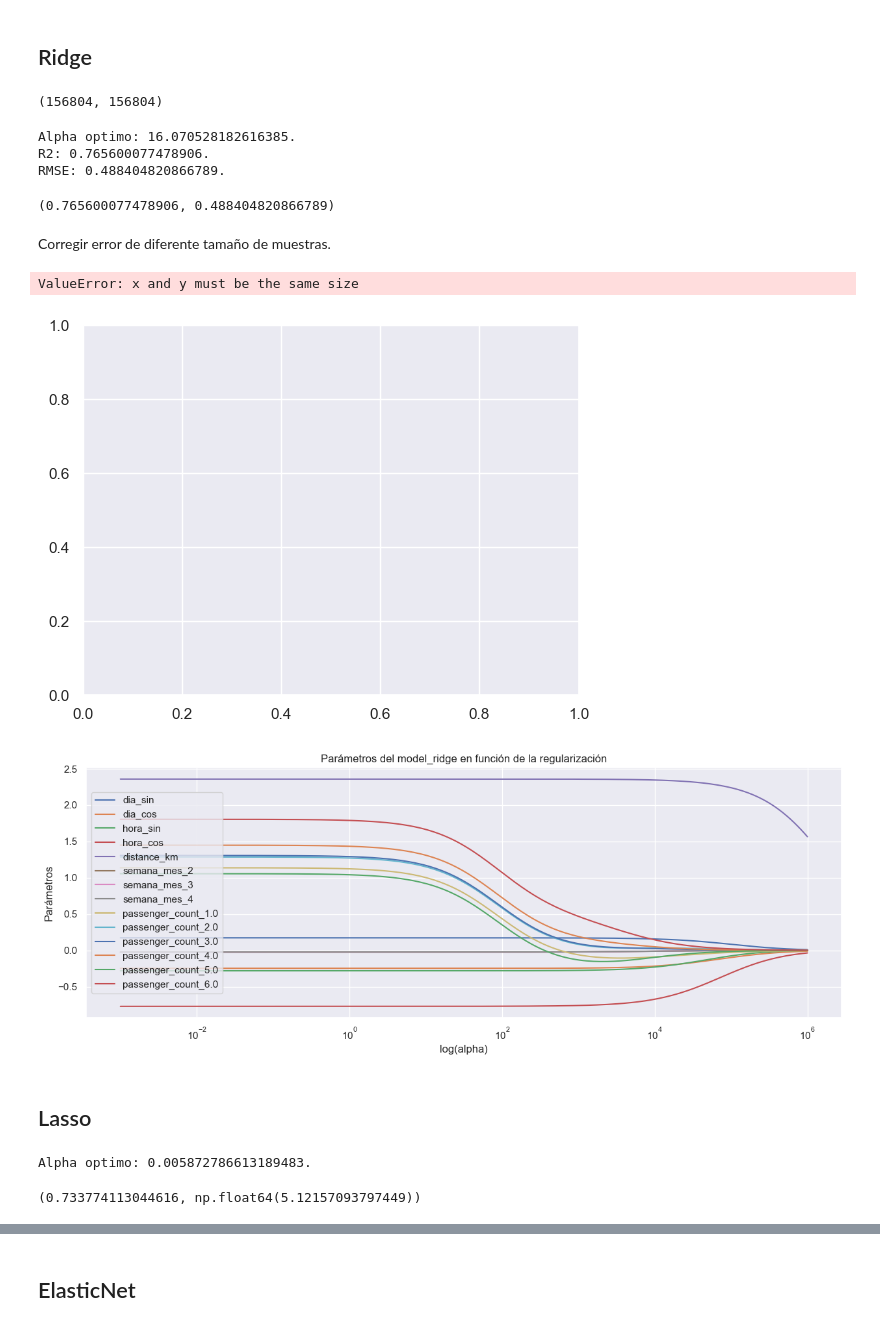
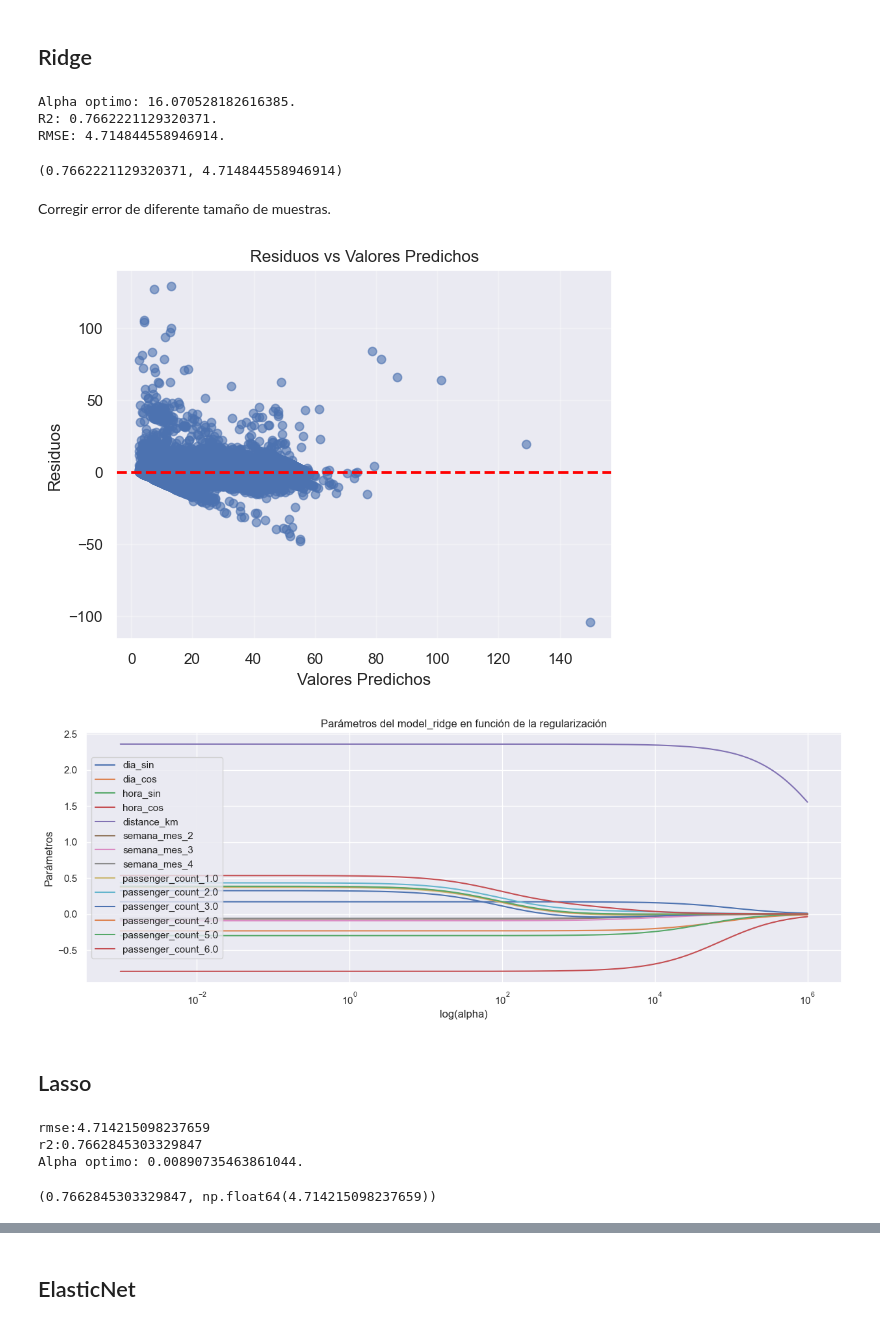
Before and after one commit to GenaCanciani/AA1-TUIA-2025C2-Canciani-Morales-Mancini, a Jupyter notebook: TP-Regresion-AA1-2025C1.ipynb, the cells around one changed output, grey strips where cells are left out. Saved outputs shown, nothing was run; the diff lists cells and outputs as text; code cells hidden in the pictures.

```diff
--- a/TP-Regresion-AA1-2025C1.ipynb
+++ b/TP-Regresion-AA1-2025C1.ipynb
@@ -483,3 +460,12 @@ X_test.describe()
+# %%
+cols = ['distance_km']
+scaler = StandardScaler()
+# Copiar los DataFrames para no modificar los originales
+X_train_scaled = X_train.copy()
+X_test_scaled = X_test.copy()
+# Escalar solo las columnas especificadas
+X_train_scaled[cols] = scaler.fit_transform(X_train[cols])
+X_test_scaled[cols] = scaler.transform(X_test[cols])
 # %%
 pd.DataFrame(X_test_scaled,columns=X_test.columns).describe()
 # %% [output]
@@ -1022,10 +783,6 @@ array([[-0.0799167 ],
 # Regularización
 # %% [markdown]
 ## Ridge
-# %%
-len(X_train_scaled), len(y_train_scaled)
-# %% [output]
-(156804, 156804)
 # %%
 # Creación y entrenamiento del modelo. Scikit-Learn usa Cross Validation para encontrar el valor óptimo de alpha
 # (lambda en los desarrollos de teoría). Puede ser problemático con series de tiempo.
@@ -1036,10 +793,10 @@ model_ridge = make_pipeline(RidgeCV(alphas = np.logspace(-3, 6, 200),
                         )
          )
 
-model_ridge.fit(X_train_scaled, y_train_scaled)
-y_pred_ridge = model_ridge.predict(X_test_scaled)
-r2_ridge = r2_score(y_test_scaled,y_pred_ridge)
-rmse_ridge = np.sqrt(mean_squared_error(y_test_scaled,y_pred_ridge))
+model_ridge.fit(X_train, y_train)
+y_pred_ridge = model_ridge.predict(X_test)
+r2_ridge = r2_score(y_test,y_pred_ridge)
+rmse_ridge = np.sqrt(mean_squared_error(y_test,y_pred_ridge))
 alpha_optimo = model_ridge.named_steps['ridgecv'].alpha_
 print(f"Alpha optimo: {alpha_optimo}.")
 print(f"R2: {r2_ridge}.")
@@ -1047,24 +804,26 @@ print(f"RMSE: {rmse_ridge}.")
 r2_ridge, rmse_ridge.item()
 # %% [output]
 Alpha optimo: 16.070528182616385.
-R2: 0.765600077478906.
-RMSE: 0.488404820866789.
+R2: 0.7662221129320371.
+RMSE: 4.714844558946914.
-(0.765600077478906, 0.488404820866789)
+(0.7662221129320371, 4.714844558946914)
 # %% [markdown]
 Corregir error de diferente tamaño de muestras.
+# %%
+y_pred_ridge = pd.DataFrame(y_pred_ridge)
+y_test_scaled = pd.DataFrame(y_test_scaled)
 # %%
-# residuos_ridge = y_test_scaled - y_pred_ridge
+residuos_ridge = y_test - y_pred_ridge
 
-# # Gráfico 1: Residuos vs Valores Predichos
-# plt.scatter(y_pred_ridge, residuos_ridge, alpha=0.6)
-# plt.axhline(y=0, color='red', linestyle='--', linewidth=2)
-# plt.xlabel('Valores Predichos')
-# plt.ylabel('Residuos')
-# plt.title('Residuos vs Valores Predichos')
-# plt.grid(True, alpha=0.3)
+# Gráfico 1: Residuos vs Valores Predichos
+plt.scatter(y_pred_ridge, residuos_ridge, alpha=0.6)
+plt.axhline(y=0, color='red', linestyle='--', linewidth=2)
+plt.xlabel('Valores Predichos')
+plt.ylabel('Residuos')
+plt.title('Residuos vs Valores Predichos')
+plt.grid(True, alpha=0.3)
 # %% [output]
-ValueError: x and y must be the same size
-[figure, old version]
+[figure, new version]
 # %%
 # Evolución de los parámetros en función de alpha
 
@@ -1086,7 +845,7 @@ plt.axis('tight')
 plt.legend()
 plt.show()
 # %% [output]
-[figure, old version]
+[figure, new version]
 # %% [markdown]
 ## Lasso
 # %%
@@ -1105,11 +864,15 @@ y_pred_lasso= model_lasso.predict(X_test)
 r2_lasso= r2_score(y_test,y_pred_lasso)
 rmse_lasso= np.sqrt(mean_squared_error(y_test,y_pred_lasso))
 alpha_optimo_lasso = model_lasso.named_steps['lassocv'].alpha_
+print(f"rmse:{rmse_lasso}")
+print(f"r2:{r2_lasso}")
 print(f"Alpha optimo: {alpha_optimo_lasso}.")
 r2_lasso, rmse_lasso
 # %% [output]
-Alpha optimo: 0.005872786613189483.
+rmse:4.714215098237659
+r2:0.7662845303329847
+Alpha optimo: 0.00890735463861044.
-(0.733774113044616, np.float64(5.12157093797449))
+(0.7662845303329847, np.float64(4.714215098237659))
 # %%
 residuos_ridge = y_test - y_pred_ridge
 
```
Also changed, not shown: parts of 27 cells of this notebook.
